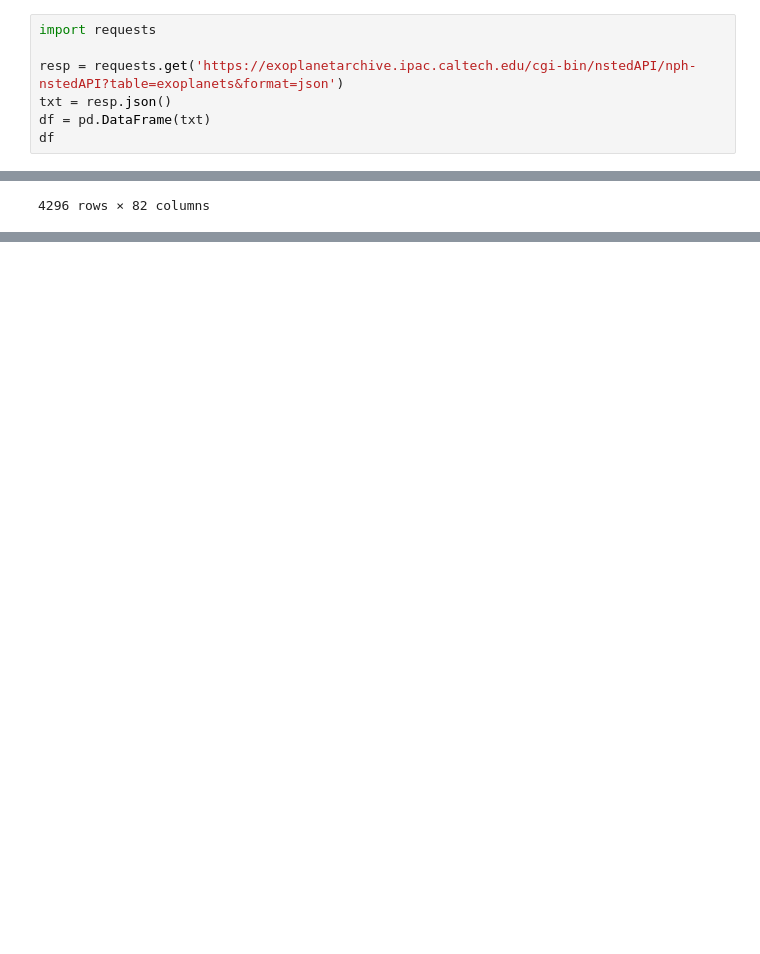
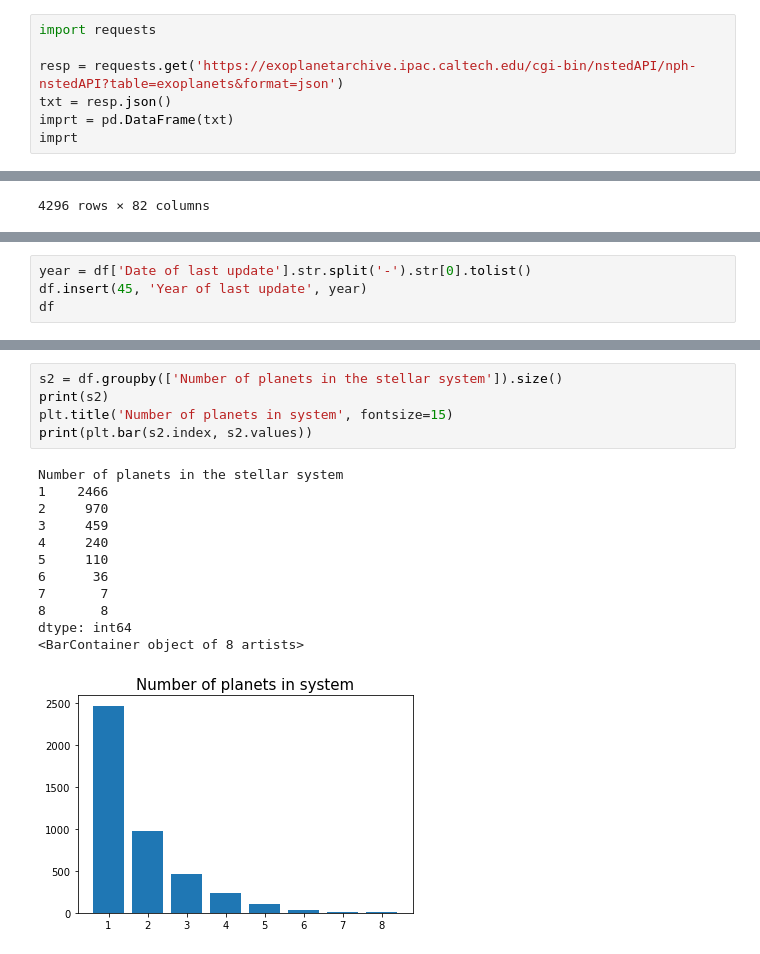
Before and after one commit to sjlacey/DataScienceProject_Exoplanets, a Jupyter notebook: DataScienceProject_Exoplanets.ipynb, the cells around one changed output, grey strips where cells are left out. Drawn from its saved outputs; the diff is of its cells as text; blank space fills up the shorter version.

```diff
--- a/DataScienceProject_Exoplanets.ipynb
+++ b/DataScienceProject_Exoplanets.ipynb
@@ -6,8 +14,8 @@ import requests
 
 resp = requests.get('https://exoplanetarchive.ipac.caltech.edu/cgi-bin/nstedAPI/nph-nstedAPI?table=exoplanets&format=json')
 txt = resp.json()
-df = pd.DataFrame(txt)
-df
+imprt = pd.DataFrame(txt)
+imprt
 # %% [output]
 |  | pl_hostname | pl_letter | pl_name | pl_discmethod | pl_controvflag | pl_pnum | pl_orbper | pl_orbpererr1 | ... |
 | 0 | Kepler-135 | b | Kepler-135 b | Transit | 0 | 2 | 6.002530 | 0.000016 | ... |
@@ -66,0 +110,4 @@ test['Number of notes taken on planet'].tolist()
+# %%
+year = df['Date of last update'].str.split('-').str[0].tolist()
+df.insert(45, 'Year of last update', year)
+df
@@ -66,0 +148,18 @@ test['Number of notes taken on planet'].tolist()
+# %%
+s2 = df.groupby(['Number of planets in the stellar system']).size()
+print(s2)
+plt.title('Number of planets in system', fontsize=15)
+print(plt.bar(s2.index, s2.values))
+# %% [output]
+Number of planets in the stellar system
+1    2466
+2     970
+3     459
+4     240
+5     110
+6      36
+7       7
+8       8
+dtype: int64
+<BarContainer object of 8 artists>
+[figure, added]
```
Also changed, not shown: parts of 16 cells of this notebook.
